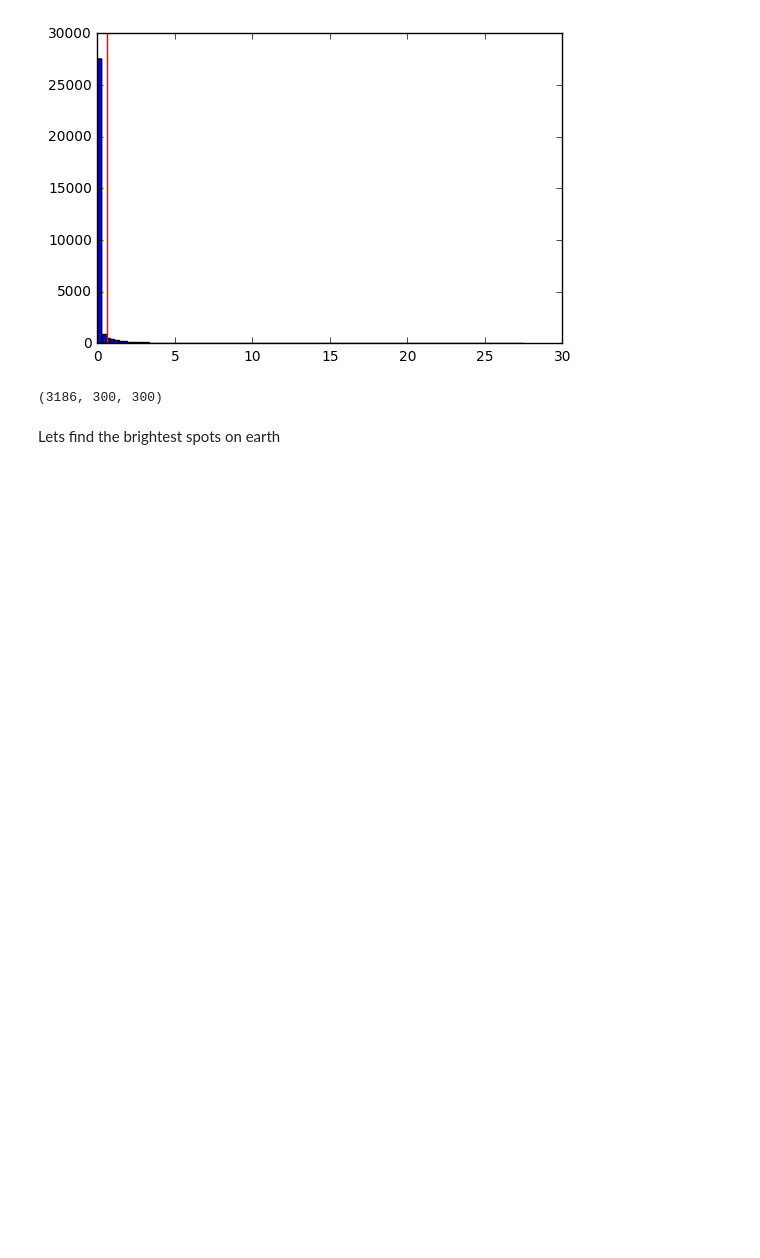
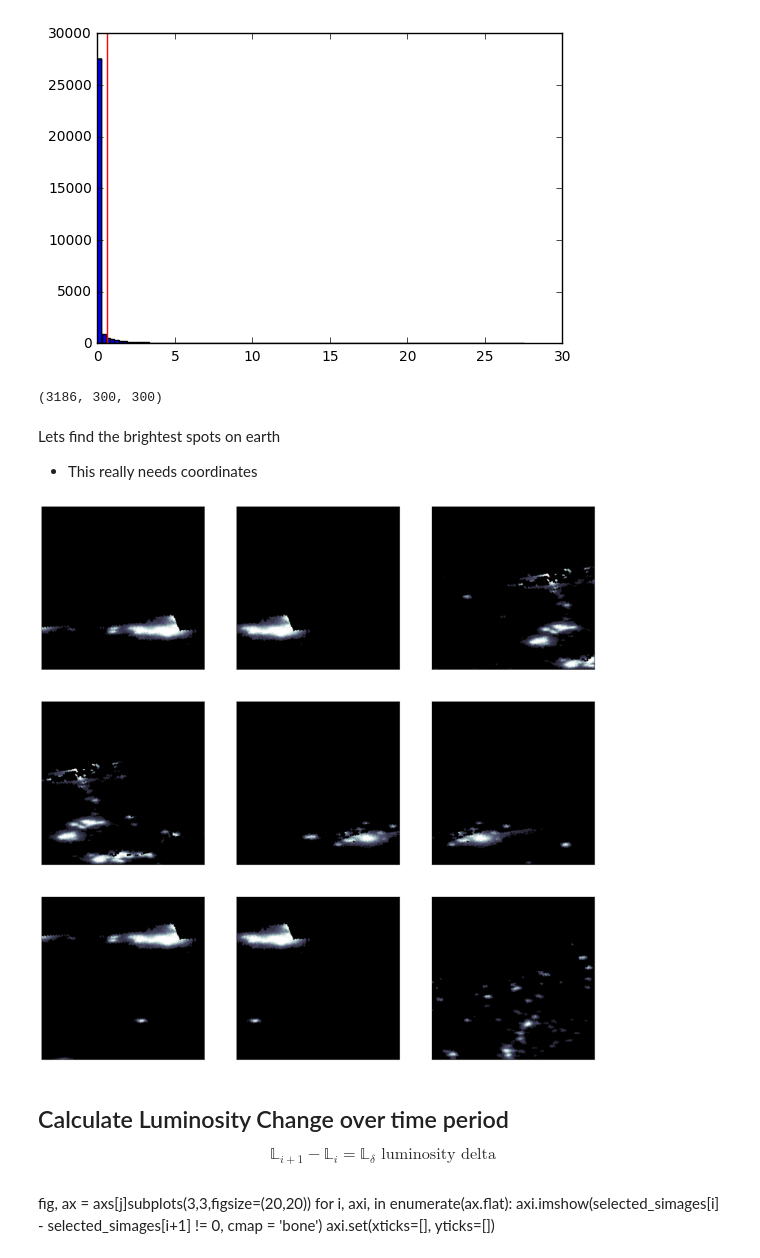
Before and after one commit to feliuserra/Luminosity, a Jupyter notebook: VIIRS.ipynb, the cells around one changed output. Drawn from its saved outputs; the diff is of its cells as text; code cells hidden in the pictures; blank space fills up the shorter version.

```diff
--- a/VIIRS.ipynb
+++ b/VIIRS.ipynb
@@ -65,6 +74,7 @@ step_size = (150,150) # delta
 passes = [int(image.shape[i]/step_size[i]-sub_image_shape[i]/step_size[i]+1) for i in range(dimension)]
 
 simages = np.zeros((*passes,*sub_image_shape))
+simages_coordinates = np.zeros((*passes,2,2))
 
 step = np.zeros(dimension)
 
@@ -74,10 +84,15 @@ for i in range(passes[0]):
         step_j = j*step_size[1]
         sub_image = image[step_i:(step_i+sub_image_shape[0]),
                           step_j:(step_j+sub_image_shape[1])]
+        sub_image_coordinates = [
+            [step_i,step_i+sub_image_shape[0]],
+            [step_j,step_j+sub_image_shape[1]]
+        ]
         if sub_image.shape != sub_image_shape:
             raise(Exception(sub_image))
 
         simages[i,j] = sub_image
+        simages_coordinates[i,j] = sub_image_coordinates
 # %%
 simages_mean_lum = simages.mean(axis=(2,3))
 # pd.DataFrame(simages_mean_lum).to_csv('simages_mean_lum.csv')
@@ -101,8 +116,21 @@ selected_simages.shape
 (3186, 300, 300)
 # %% [markdown]
 Lets find the brightest spots on earth
+* This really needs coordinates
 # %%
-fig, ax = plt.subplots(8,8,figsize=(5,5))
+fig, ax = axs[j]subplots(3,3,figsize=(20,20))
 for i, axi, in enumerate(ax.flat):
     axi.imshow(selected_simages[i], cmap='bone')
     axi.set(xticks=[], yticks=[])
+# %% [output]
+[figure, added]
+# %% [markdown]
+## Calculate Luminosity Change over time period
+$$
+\mathbb{L}_{i+1} - \mathbb{L}_{i} = \mathbb{L}_{\delta} \text{ luminosity delta}
+$$
+# %% [markdown]
+fig, ax = axs[j]subplots(3,3,figsize=(20,20))
+for i, axi, in enumerate(ax.flat):
+    axi.imshow(selected_simages[i] - selected_simages[i+1] != 0, cmap = 'bone')
+    axi.set(xticks=[], yticks=[])
```
Also changed, not shown: parts of 8 cells of this notebook, 2 other files.
